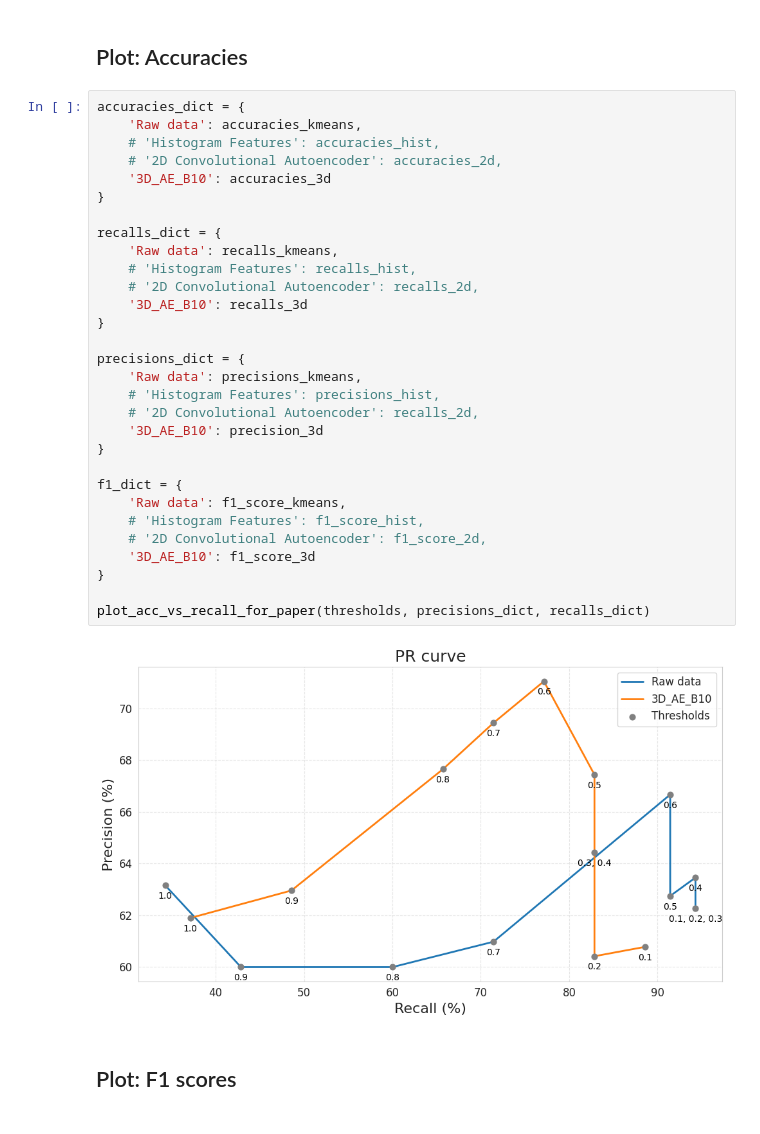
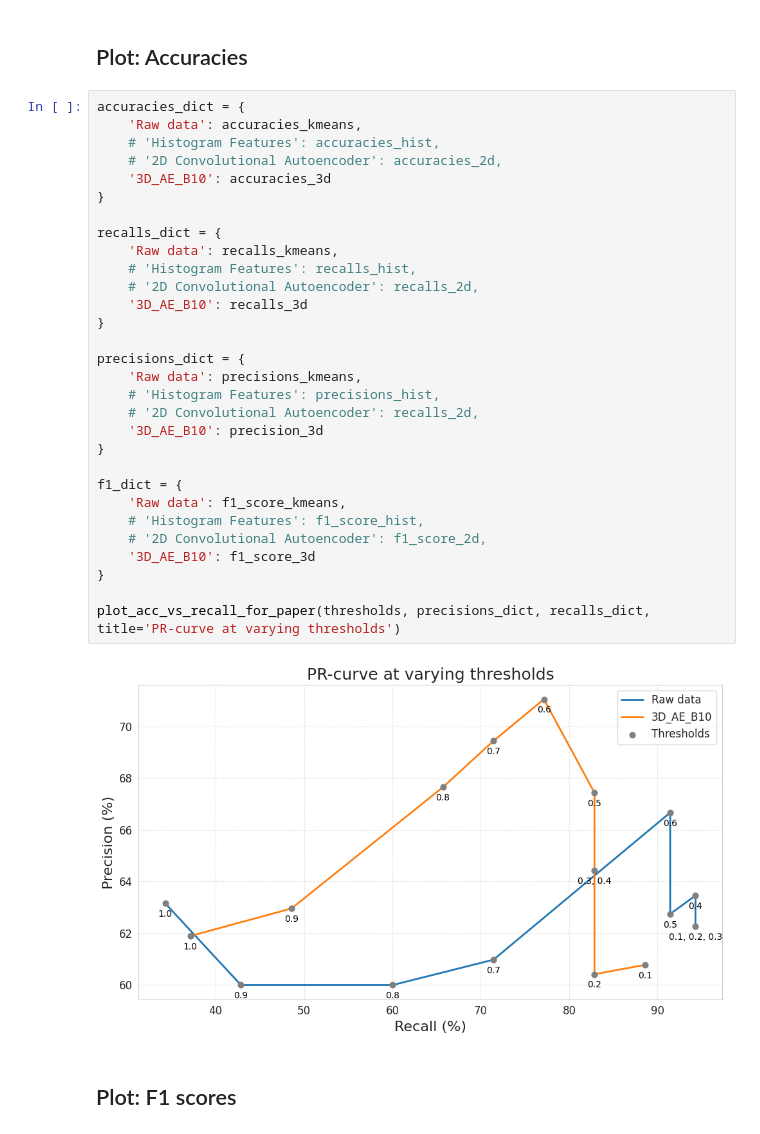
Before and after one commit to bhumikasadbhave/Master-Thesis-SITS, a Jupyter notebook: Experimentation/threshold-experimentation.ipynb, the cells around one changed output. Drawn from its saved outputs; the diff is of its cells as text.

```diff
--- a/Experimentation/threshold-experimentation.ipynb
+++ b/Experimentation/threshold-experimentation.ipynb
@@ -447,35 +447,35 @@ plot_threshold_vs_metrics(thresholds, accuracies_3d, f1_score_3d)
 # %%
 accuracies_dict = {
     'Raw data': accuracies_kmeans,
     # 'Histogram Features': accuracies_hist,
     # '2D Convolutional Autoencoder': accuracies_2d,
     '3D_AE_B10': accuracies_3d
 }
 
 recalls_dict = {
     'Raw data': recalls_kmeans,
     # 'Histogram Features': recalls_hist,
     # '2D Convolutional Autoencoder': recalls_2d,
     '3D_AE_B10': recalls_3d
 }
 
 precisions_dict = {
     'Raw data': precisions_kmeans,
     # 'Histogram Features': precisions_hist,
     # '2D Convolutional Autoencoder': recalls_2d,
     '3D_AE_B10': precision_3d
 }
 
 f1_dict = {
     'Raw data': f1_score_kmeans,
     # 'Histogram Features': f1_score_hist,
     # '2D Convolutional Autoencoder': f1_score_2d,
     '3D_AE_B10': f1_score_3d
 }
 
-plot_acc_vs_recall_for_paper(thresholds, precisions_dict, recalls_dict)
+plot_acc_vs_recall_for_paper(thresholds, precisions_dict, recalls_dict, title='PR-curve at varying thresholds')
 # %% [output]
-[figure, old version]
+[figure, new version]
 # %% [markdown]
 ## Plot: F1 scores
 # %%
```
Also changed, not shown: parts of 2 cells of this notebook, 5 other files.
